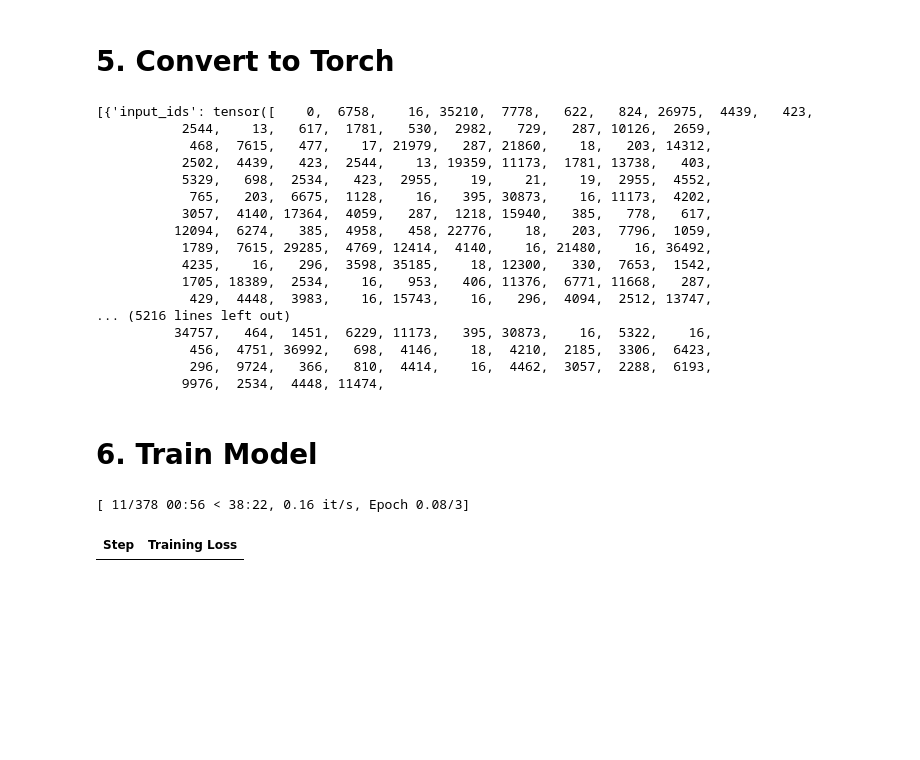
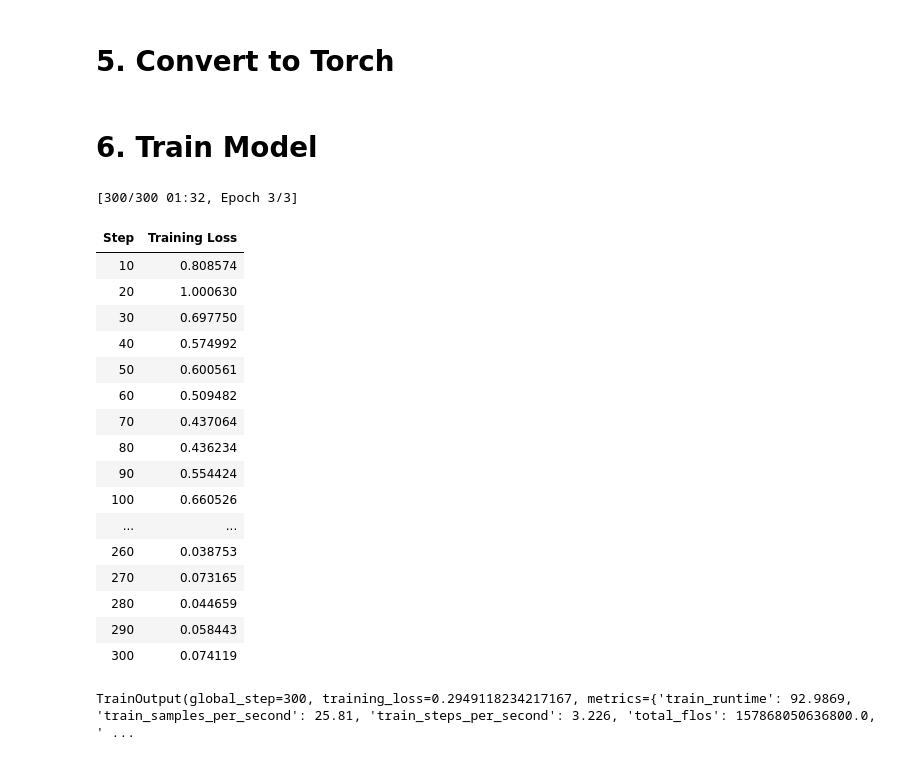
Before and after one commit to chiisana-riryi/kelompok-7-pba, a Jupyter notebook: week5/fine_tuned_bert_sentiment_analysis.ipynb, the cells around one changed output. Saved outputs shown, nothing was run; the diff lists cells and outputs as text; code cells hidden in the pictures; blank space fills up the shorter version.

```diff
--- a/week5/fine_tuned_bert_sentiment_analysis.ipynb
+++ b/week5/fine_tuned_bert_sentiment_analysis.ipynb
@@ -91,9 +111,10 @@ df
 # %% [markdown]
 # 5. Convert to Torch
 # %%
-input_ids = torch.tensor(encodings["input_ids"])
-attention_mask = torch.tensor(encodings["attention_mask"])
-labels = torch.tensor(df["manual_sentiment_mapped"].values).long()
+#train dataset
+input_ids = torch.tensor(train_df["input_ids"].tolist())
+attention_mask = torch.tensor(train_df["attention_mask"].tolist())
+labels = torch.tensor(train_df["manual_sentiment_mapped"].values).long()
 
 train_dataset = [
     {
@@ -101,44 +122,57 @@ train_dataset = [
         "attention_mask": attention_mask[i],
         "labels": labels[i]
     }
-    for i in range(len(labels))
+    for i in range(len(train_df))
 ]
-train_dataset
+
+#test dataset
+input_ids_2 = torch.tensor(test_df["input_ids"].tolist())
+attention_mask_2 = torch.tensor(test_df["attention_mask"].tolist())
+labels_2 = torch.tensor(test_df["manual_sentiment_mapped"].values).long()
+
+test_dataset = [
+    {
+        "input_ids": input_ids_2[i],
+        "attention_mask": attention_mask_2[i],
+        "labels": labels_2[i]
+    }
+    for i in range(len(test_df))
+]
-# %% [output]
-[{'input_ids': tensor([    0,  6758,    16, 35210,  7778,   622,   824, 26975,  4439,   423,
-           2544,    13,   617,  1781,   530,  2982,   729,   287, 10126,  2659,
-            468,  7615,   477,    17, 21979,   287, 21860,    18,   203, 14312,
-           2502,  4439,   423,  2544,    13, 19359, 11173,  1781, 13738,   403,
-           5329,   698,  2534,   423,  2955,    19,    21,    19,  2955,  4552,
-            765,   203,  6675,  1128,    16,   395, 30873,    16, 11173,  4202,
-           3057,  4140, 17364,  4059,   287,  1218, 15940,   385,   778,   617,
-          12094,  6274,   385,  4958,   458, 22776,    18,   203,  7796,  1059,
-           1789,  7615, 29285,  4769, 12414,  4140,    16, 21480,    16, 36492,
-           4235,    16,   296,  3598, 35185,    18, 12300,   330,  7653,  1542,
-           1705, 18389,  2534,    16,   953,   406, 11376,  6771, 11668,   287,
-            429,  4448,  3983,    16, 15743,    16,   296,  4094,  2512, 13747,
-... (5216 lines left out)
-          34757,   464,  1451,  6229, 11173,   395, 30873,    16,  5322,    16,
-            456,  4751, 36992,   698,  4146,    18,  4210,  2185,  3306,  6423,
-            296,  9724,   366,   810,  4414,    16,  4462,  3057,  2288,  6193,
-           9976,  2534,  4448, 11474,
 # %% [markdown]
 # 6. Train Model
 # %%
 training_args = TrainingArguments(
     output_dir="./results",
     num_train_epochs=3,
     per_device_train_batch_size=8,
     logging_steps=10
 )
 
 trainer = Trainer(
     model=model,
     args=training_args,
-    train_dataset=train_dataset
+    train_dataset=train_dataset,
+    eval_dataset=test_dataset,
 )
 
 trainer.train()
 # %% [output]
-[ 11/378 00:56 < 38:22, 0.16 it/s, Epoch 0.08/3]
+[300/300 01:32, Epoch 3/3]
 | Step | Training Loss |
+| 10 | 0.808574 |
+| 20 | 1.000630 |
+| 30 | 0.697750 |
+| 40 | 0.574992 |
+| 50 | 0.600561 |
+| 60 | 0.509482 |
+| 70 | 0.437064 |
+| 80 | 0.436234 |
+| 90 | 0.554424 |
+| 100 | 0.660526 |
+| ... | ... |
+| 260 | 0.038753 |
+| 270 | 0.073165 |
+| 280 | 0.044659 |
+| 290 | 0.058443 |
+| 300 | 0.074119 |
+TrainOutput(global_step=300, training_loss=0.2949118234217167, metrics={'train_runtime': 92.9869, 'train_samples_per_second': 25.81, 'train_steps_per_second': 3.226, 'total_flos': 157868050636800.0, ' ...
```
Also changed, not shown: parts of 17 cells of this notebook, 1 other file.
